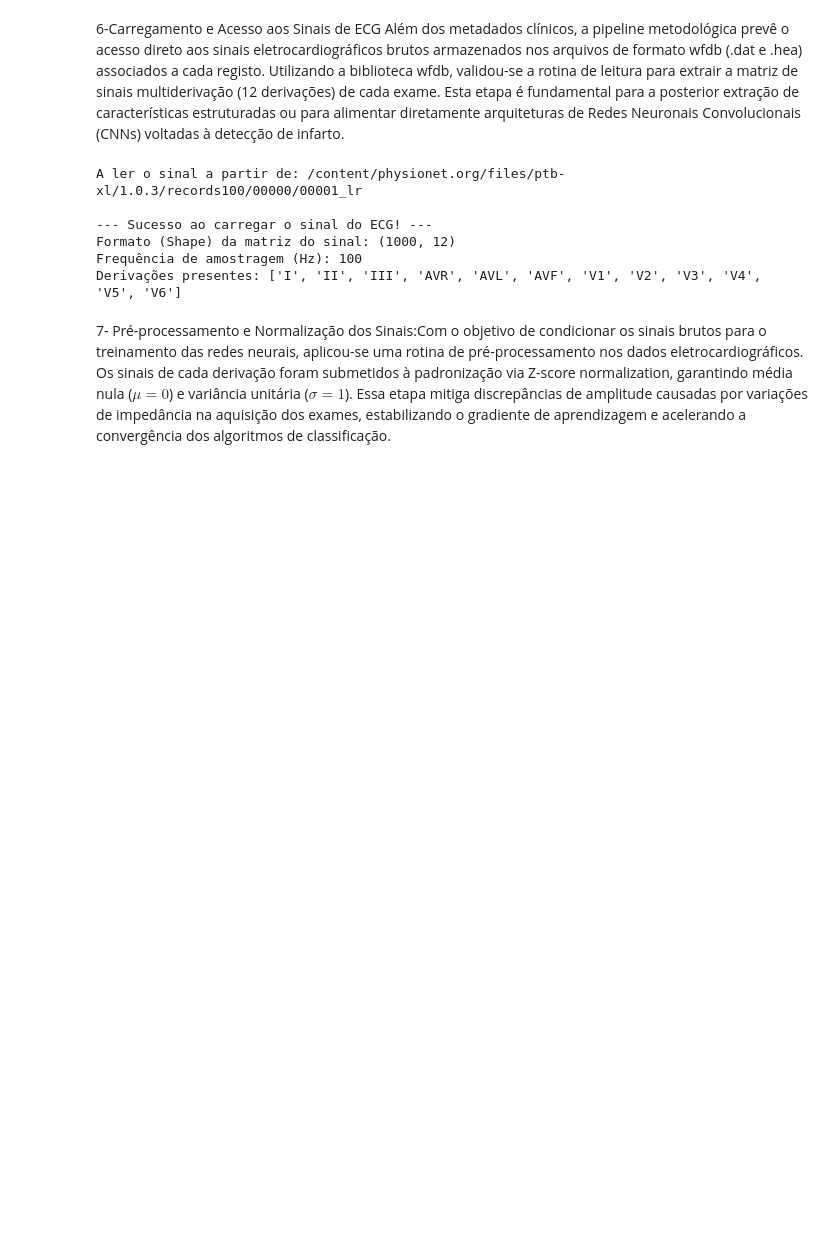
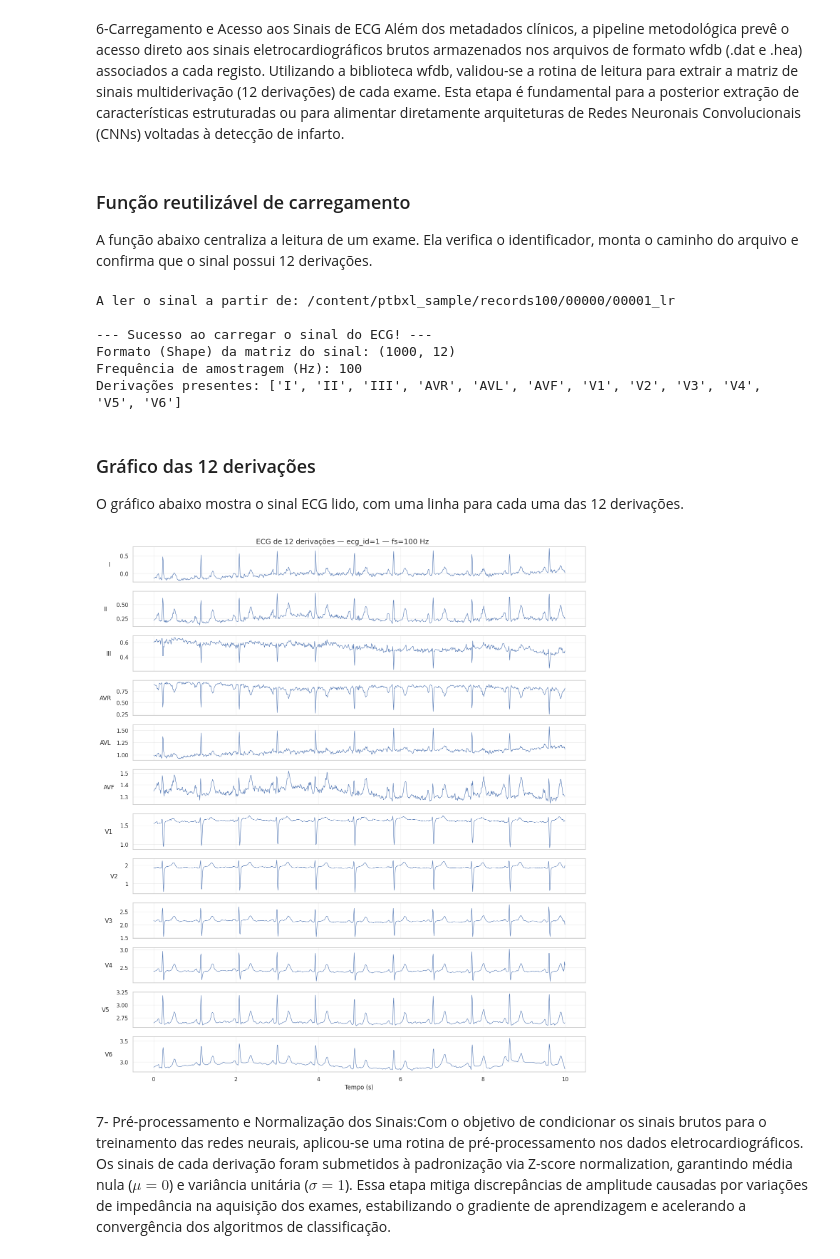
Before and after one commit to Isabella-silva26/ECG-PTBLX-IC, a Jupyter notebook: 01_eda_ptbxl.ipynb, the cells around one changed output. Drawn from its saved outputs; the diff is of its cells as text; code cells hidden in the pictures; blank space fills up the shorter version.

```diff
--- a/01_eda_ptbxl.ipynb
+++ b/01_eda_ptbxl.ipynb
@@ -193,3 +254,7 @@ HTTP request sent, awaiting response... ^C
 # %% [markdown]
 6-Carregamento e Acesso aos Sinais de ECG
 Além dos metadados clínicos, a pipeline metodológica prevê o acesso direto aos sinais eletrocardiográficos brutos armazenados nos arquivos de formato wfdb (.dat e .hea) associados a cada registo. Utilizando a biblioteca wfdb, validou-se a rotina de leitura para extrair a matriz de sinais multiderivação (12 derivações) de cada exame. Esta etapa é fundamental para a posterior extração de características estruturadas ou para alimentar diretamente arquiteturas de Redes Neuronais Convolucionais (CNNs) voltadas à detecção de infarto.
+# %% [markdown]
+### Função reutilizável de carregamento
+
+A função abaixo centraliza a leitura de um exame. Ela verifica o identificador, monta o caminho do arquivo e confirma que o sinal possui 12 derivações.
@@ -197,7 +274,7 @@ Além dos metadados clínicos, a pipeline metodológica prevê o acesso direto a
 import wfdb
 import os
 
-base_dir = '/content/physionet.org/files/ptb-xl/1.0.3/'
+base_dir = '/content/ptbxl_sample/'
 
 caminho_relativo = df_train['filename_lr'].iloc[0]
 
@@ -216,12 +293,33 @@ try:
 except Exception as e:
     print(f"\nErro ao carregar: {e}")
 # %% [output]
-A ler o sinal a partir de: /content/physionet.org/files/ptb-xl/1.0.3/records100/00000/00001_lr
+A ler o sinal a partir de: /content/ptbxl_sample/records100/00000/00001_lr
 
 --- Sucesso ao carregar o sinal do ECG! ---
 Formato (Shape) da matriz do sinal: (1000, 12)
 Frequência de amostragem (Hz): 100
 Derivações presentes: ['I', 'II', 'III', 'AVR', 'AVL', 'AVF', 'V1', 'V2', 'V3', 'V4', 'V5', 'V6']
+# %% [markdown]
+### Gráfico das 12 derivações
+
+O gráfico abaixo mostra o sinal ECG lido, com uma linha para cada uma das 12 derivações.
+# %%
+fs = metadata_sinal['fs']
+nomes_derivacoes = metadata_sinal['sig_name']
+tempo = np.arange(sinal.shape[0]) / fs
+offset = 2.5 * np.nanstd(sinal)
+
+fig, eixos = plt.subplots(12, 1, figsize=(14, 16), sharex=True)
+for i, eixo in enumerate(eixos):
+    eixo.plot(tempo, sinal[:, i] + i * offset, linewidth=0.8)
+    eixo.set_ylabel(nomes_derivacoes[i], rotation=0, labelpad=22, va='center')
+    eixo.grid(True, alpha=0.3)
+eixos[-1].set_xlabel('Tempo (s)')
+fig.suptitle(f'ECG de 12 derivações — ecg_id={example_id} — fs={fs} Hz')
+plt.tight_layout()
+plt.show()
+# %% [output]
+[figure, added]
 # %% [markdown]
 7- Pré-processamento e Normalização dos Sinais:Com o objetivo de condicionar os sinais brutos para o treinamento das redes neurais, aplicou-se uma rotina de pré-processamento nos dados eletrocardiográficos. Os sinais de cada derivação foram submetidos à padronização via Z-score normalization, garantindo média nula ($\mu = 0$) e variância unitária ($\sigma = 1$). Essa etapa mitiga discrepâncias de amplitude causadas por variações de impedância na aquisição dos exames, estabilizando o gradiente de aprendizagem e acelerando a convergência dos algoritmos de classificação.
 # %%
```
Also changed, not shown: parts of 11 cells of this notebook.
